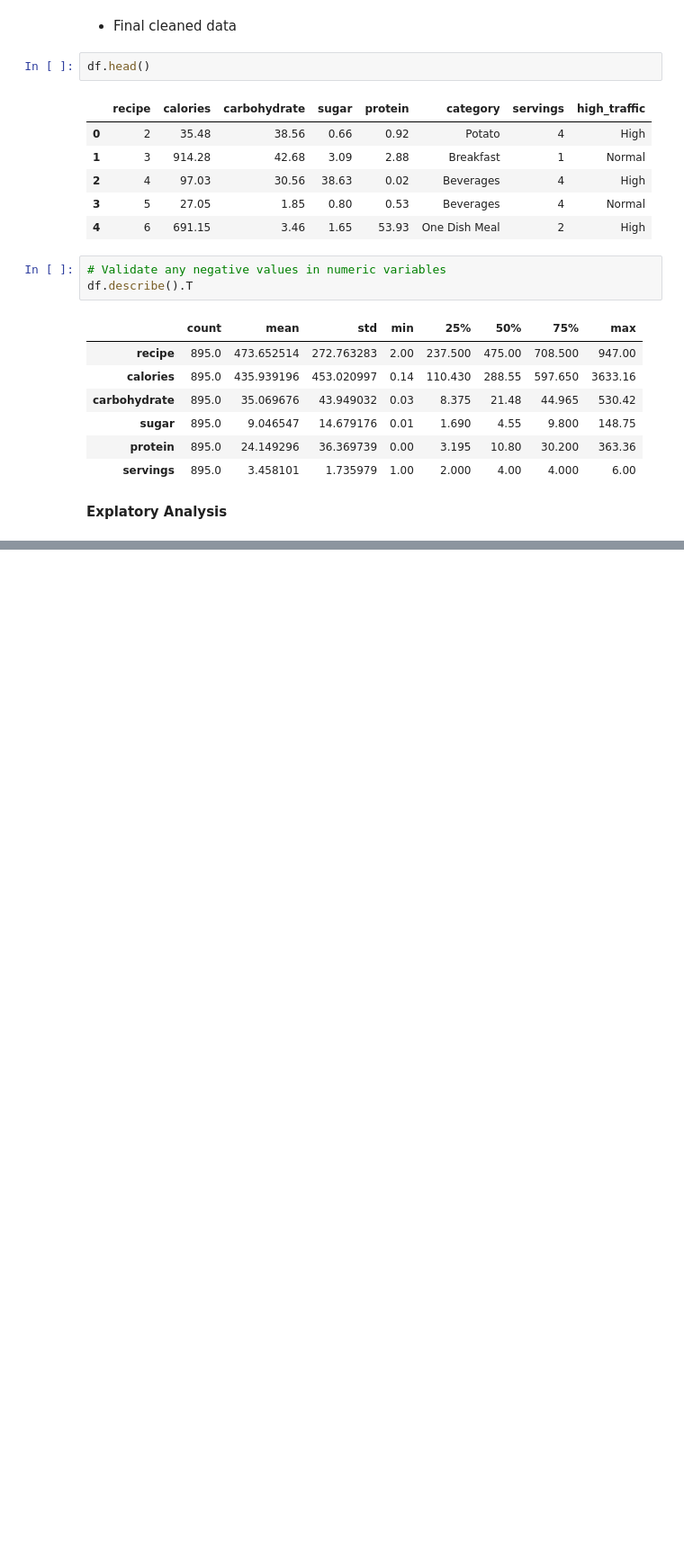
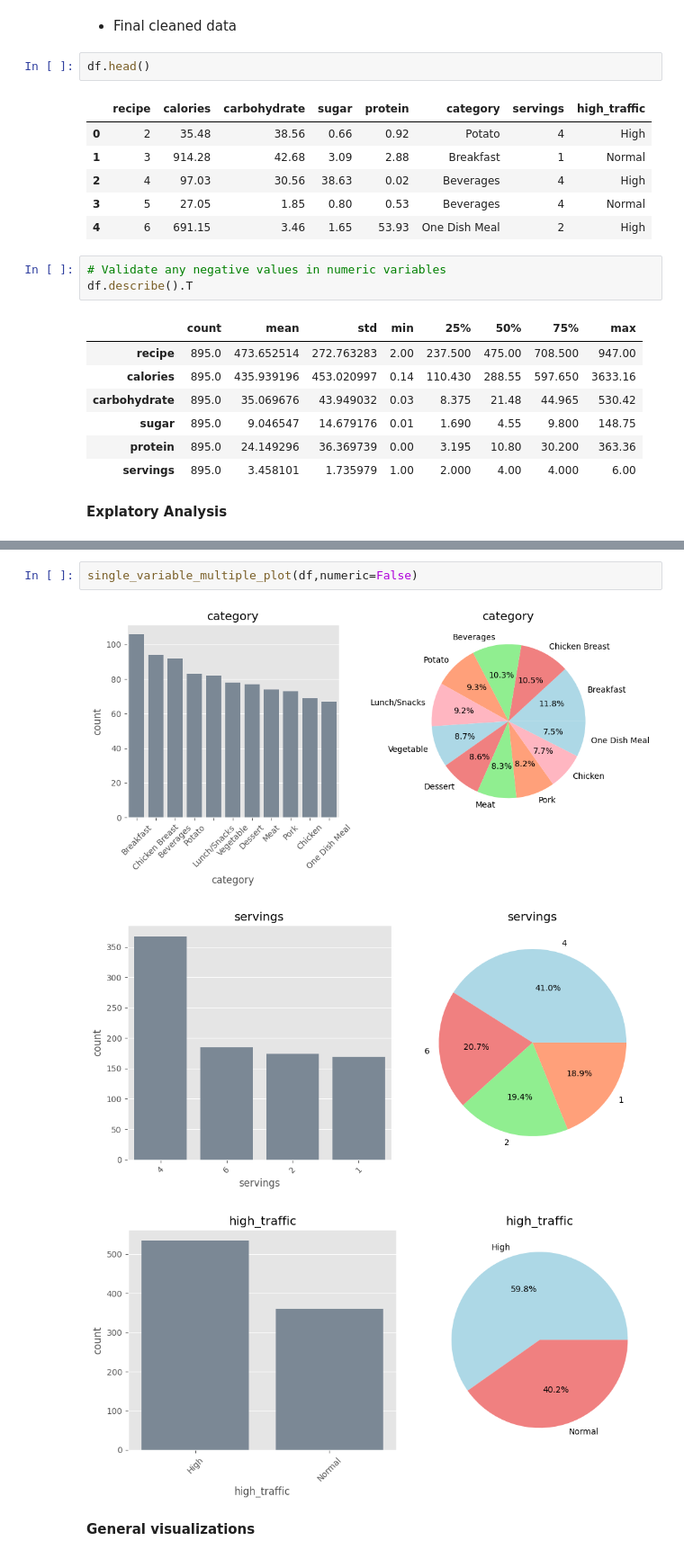
Before and after one commit to kntvrl/predicting_high_traffic_recipes_project, a Jupyter notebook: recipe.ipynb, the cells around one changed output, grey strips where cells are left out. Shown: that part at 90% size. Saved outputs shown, nothing was run; the diff lists cells and outputs as text; blank space fills up the shorter version.

```diff
--- a/recipe.ipynb
+++ b/recipe.ipynb
@@ -354,0 +611,8 @@ df.describe().T
+# %%
+single_variable_multiple_plot(df,numeric=False)
+# %% [output]
+[figure, added]
+[figure, added]
+[figure, added]
+# %% [markdown]
+**General visualizations**
```
Also changed, not shown: parts of 37 cells of this notebook, 1 other file.
